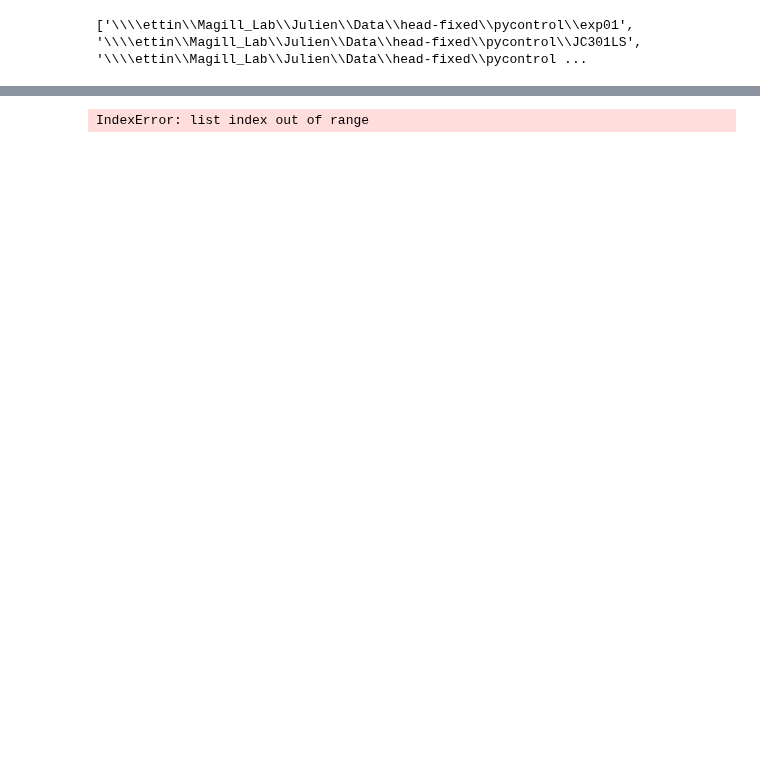
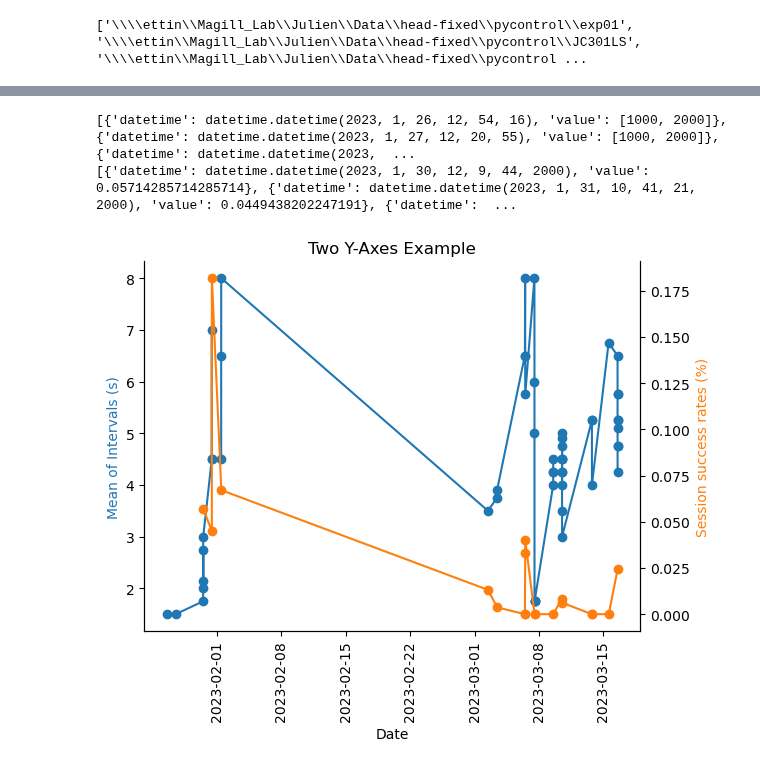
Before and after one commit to juliencarponcy/trialexp, a Jupyter notebook: notebooks/noncanonical/nb20230330_1410_learning_break2_kms058_64.ipynb, the cells around one changed output, grey strips where cells are left out. Drawn from its saved outputs; the diff is of its cells as text; code cells hidden in the pictures; blank space fills up the shorter version.

```diff
--- a/notebooks/noncanonical/nb20230330_1410_learning_break2_kms058_64.ipynb
+++ b/notebooks/noncanonical/nb20230330_1410_learning_break2_kms058_64.ipynb
@@ -21,7 +21,7 @@ homedir = r"\\ettin\Magill_Lab\Julien\Data\head-fixed\pycontrol"
 #          ['reaching_go_spout_bar_nov22',
 #           'reaching_go_spout_bar_mar23']]
 
-subject_ids = ['kms058', 'kms060', 'kms061', 'kms062', 'kms063', 'kms064']
+subject_ids = ['kms064'] # ['kms058', 'kms060', 'kms061', 'kms062', 'kms063', 'kms064']
 
 tasks = ['reaching_go_spout_incr_break2_nov22']
 # %%
@@ -89,9 +89,9 @@ df.loc[:,'filepath'] = [os.path.join(folder, filename) for folder, filename in z
 # %%
 # add columns
 
-df.loc[:,'subject_id'] = 'kms000'
-df.loc[:,'task_name'] = 'task'
-df.loc[:,'start_date'] = datetime.now()
+df.loc[0,'subject_id'] = 'kms000'
+df.loc[0,'task_name'] = 'task'
+df.loc[0,'start_date'] = datetime.now()
 
 list_v = []
 list_last = []
@@ -100,7 +100,7 @@ var_name = 'short_break_ms'
 
 for index, row in df.iterrows():
 
-    with open(os.path.join(df['folder'][index], df['filename'][index]), 'r') as f:
+    with open(os.path.join(df.loc[index,'folder'], df.loc[index,'filename']), 'r') as f:
         all_lines = [line.strip() for line in f.readlines() if line.strip()]
 
     v_lines = [line for line in all_lines if bool(re.match('^V\s\d+\s', line))]
@@ -150,56 +150,56 @@ for index, row in df.iterrows():
                 'value': eval(m.group(3))})
 
     i = -1
-    m = None
-    while m is None and i >= -1 * len(all_lines):
-        m1 = re.match('^#(\d+)\s.+(\d+)', all_lines[i])
-        m2 = re.match('P\s(\d+)\s.+',all_lines[i-1])
+    m1 = None
+    while m1 is None and i >= -1 * len(all_lines):
+        m1 = re.match('^#(\d+):\s.+:(\d+)', all_lines[i])
+
+        if m1 is not None:
+            m2 = re.match('P\s(\d+)\s.+',all_lines[i-1])
+            list_last.append({'datetime': start_datetime + timedelta(milliseconds=int(m2.group(1))),
+                'value': float(m1.group(2))/float(m1.group(1)) })
 
         i -= 1
-        if m1 is not None:
-            list_last.append({'datetime': start_datetime + timedelta(milliseconds=int(m2.group(1))),
-                'value': m1.group(1).count('O')})
 
-
-    # i = -1
-    # m1 = None
-    # for i in range(0, len(all_lines)):
-    # # while m is None and i >= -1 * len(all_lines):
-    #     m1 = re.match('^#.+([OX]{10})', all_lines[i])
-    #     m2 = re.match('P\s(\d+)\s.+',all_lines[i-1])
-
-    #     if m1 is not None:
-    #         list_last10.append({'datetime': start_datetime + timedelta(milliseconds=int(m2.group(1))),
-    #             'value': m1.group(1).count('O')})
 
 print(list_v)
 print(list_last)
 
 df_v = pd.DataFrame(list_v)
-df_last = pd.DataFrame(list_last10)
+df_last = pd.DataFrame(list_last)
 # %% [output]
-IndexError: list index out of range
+[{'datetime': datetime.datetime(2023, 1, 26, 12, 54, 16), 'value': [1000, 2000]}, {'datetime': datetime.datetime(2023, 1, 27, 12, 20, 55), 'value': [1000, 2000]}, {'datetime': datetime.datetime(2023,  ...
+[{'datetime': datetime.datetime(2023, 1, 30, 12, 9, 44, 2000), 'value': 0.05714285714285714}, {'datetime': datetime.datetime(2023, 1, 31, 10, 41, 21, 2000), 'value': 0.0449438202247191}, {'datetime':  ...
 # %%
 import matplotlib.pyplot as plt
 import numpy as np
 
 fig, ax1 = plt.subplots()
 
 ax2 = ax1.twinx()
 
-ax1.plot(df_v.datetime, [np.mean(v)*1000 for v in df_v.value], color='blue')
+ax1.plot(df_v.datetime, [np.mean(v) /
+         1000 for v in df_v.value], 'o-',  color='#1f77b4')
 ax1.set_xlabel('Date')
-ax1.set_ylabel('Mean of Intervals (s)', color='blue')
+ax1.set_ylabel('Mean of Intervals (s)', color='#1f77b4')
 
-ax2.plot(df_last10.datetime, df_last10.value/10*100, 'o', color='red', alpha=0.2)
-ax2.set_ylabel('Last 10 trials success rate (%)', color='red')
+ax2.plot(df_last.datetime, df_last.value, 'o-', color='#ff7f0e')
+ax2.set_ylabel('Session success rates (%)', color='#ff7f0e')
 
 # Add a title and legend
 ax1.set_title('Two Y-Axes Example')
-ax1.legend(['Intervals'], loc='upper left')
-ax2.legend(['Last 10 trials success rates'], loc='upper right')
+# ax1.legend(['Intervals'], loc='upper left')
+# ax2.legend(['Session success rates'], loc='upper right')
+
+ax1.spines['top'].set_visible(False)
+ax2.spines['top'].set_visible(False)
+
+for label in ax1.get_xticklabels():
+    label.set_rotation(90)
 
 plt.show()
+# %% [output]
+[figure, added]
 # %%
 df = df.loc[[task_name in tasks for task_name in df['task_name']], :]
 # %%
```
Also changed, not shown: parts of 2 cells of this notebook.
